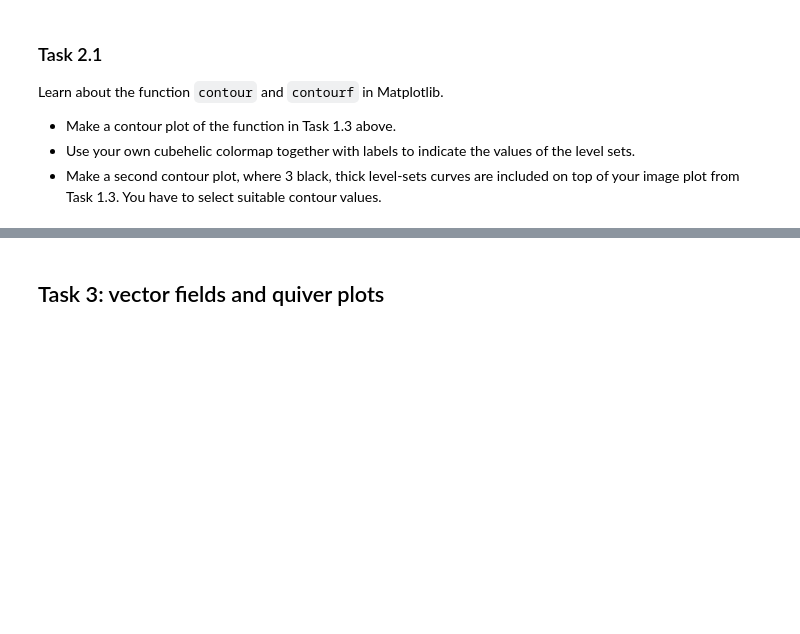
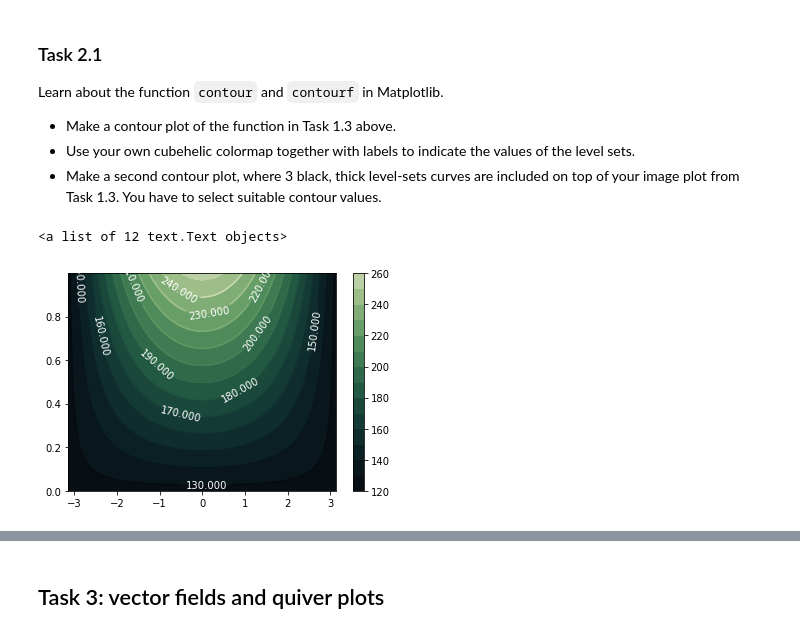
Before and after one commit to elvinafahlgren/Visualization, a Jupyter notebook: worksheet-3.ipynb, the cells around one changed output, grey strips where cells are left out. Saved outputs shown, nothing was run; the diff lists cells and outputs as text; code cells hidden in the pictures; blank space fills up the shorter version.

```diff
--- a/worksheet-3.ipynb
+++ b/worksheet-3.ipynb
@@ -193,6 +192,19 @@ Learn about the function `contour` and `contourf` in Matplotlib.
 - Make a contour plot of the function in Task 1.3 above.
 - Use your own cubehelic colormap together with labels to indicate the values of the level sets.
 - Make a second contour plot, where 3 black, thick level-sets curves are included on top of your image plot from Task 1.3. You have to select suitable contour values.
+# %%
+levels = np.array([130,140,150,160,170,180, 190, 200, 210, 220, 230, 240])
+
+c = plt.contourf(X,Y,Z, len(levels), cmap=cubehelix_palette)
+line_colors = ['white' for l in c.levels]
+
+plt.colorbar(c, ax = c.axes)
+
+cp = plt.contour(X, Y, Z, levels=levels, cmap=cubehelix_palette)
+plt.clabel(cp, inline=1, fontsize=10, colors=line_colors )
+# %% [output]
+<a list of 12 text.Text objects>
+[figure, added]
 # %%
 
 
```
Also changed, not shown: parts of 13 cells of this notebook, 2 other files.
